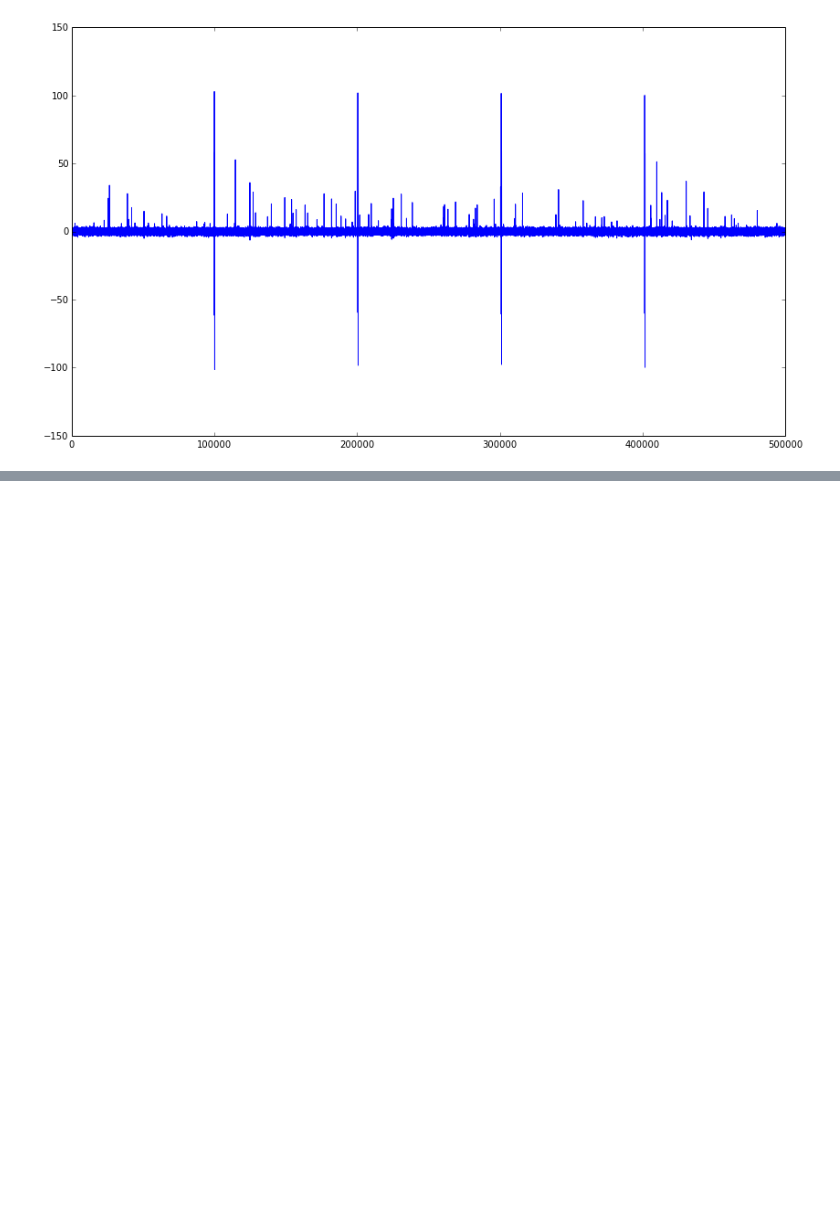
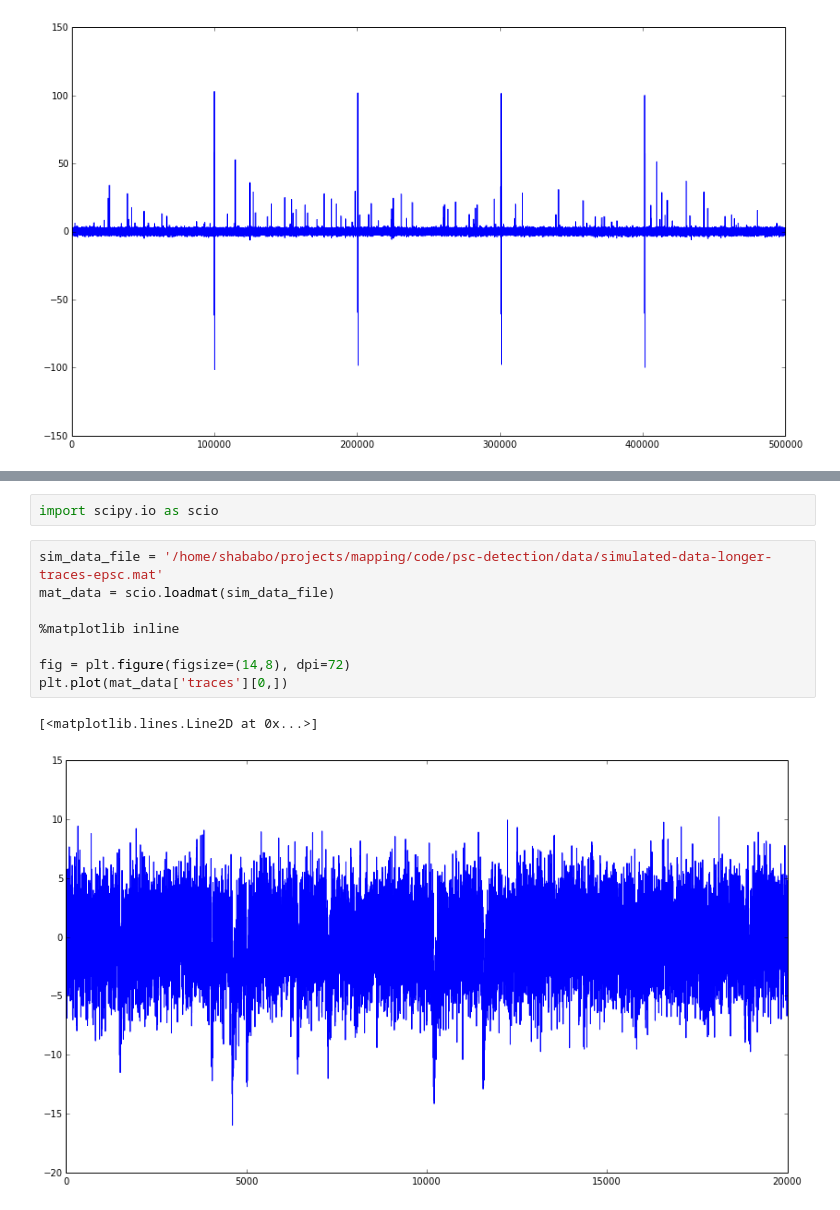
Before and after one commit to shababo/psc-detection-dist, a Jupyter notebook: stimfit/stimfit-testing.ipynb, the cells around one changed output, grey strips where cells are left out. Drawn from its saved outputs; the diff is of its cells as text; blank space fills up the shorter version.

```diff
--- a/stimfit/stimfit-testing.ipynb
+++ b/stimfit/stimfit-testing.ipynb
@@ -22,0 +35,13 @@ plt.plot(deconv)
+# %%
+import scipy.io as scio
+# %%
+sim_data_file = '/home/shababo/projects/mapping/code/psc-detection/data/simulated-data-longer-traces-epsc.mat'
+mat_data = scio.loadmat(sim_data_file)
+
+%matplotlib inline
+
+fig = plt.figure(figsize=(14,8), dpi=72)
+plt.plot(mat_data['traces'][0,])
+# %% [output]
+[<matplotlib.lines.Line2D at 0x...>]
+[figure, added]
```
Also changed, not shown: parts of 12 cells of this notebook, 2 other files.
